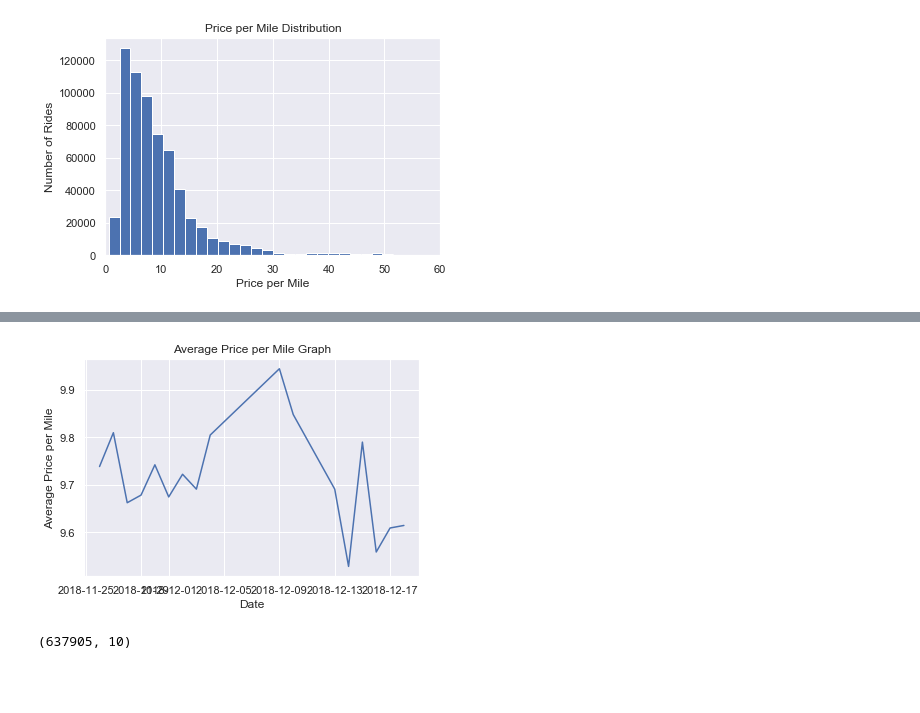
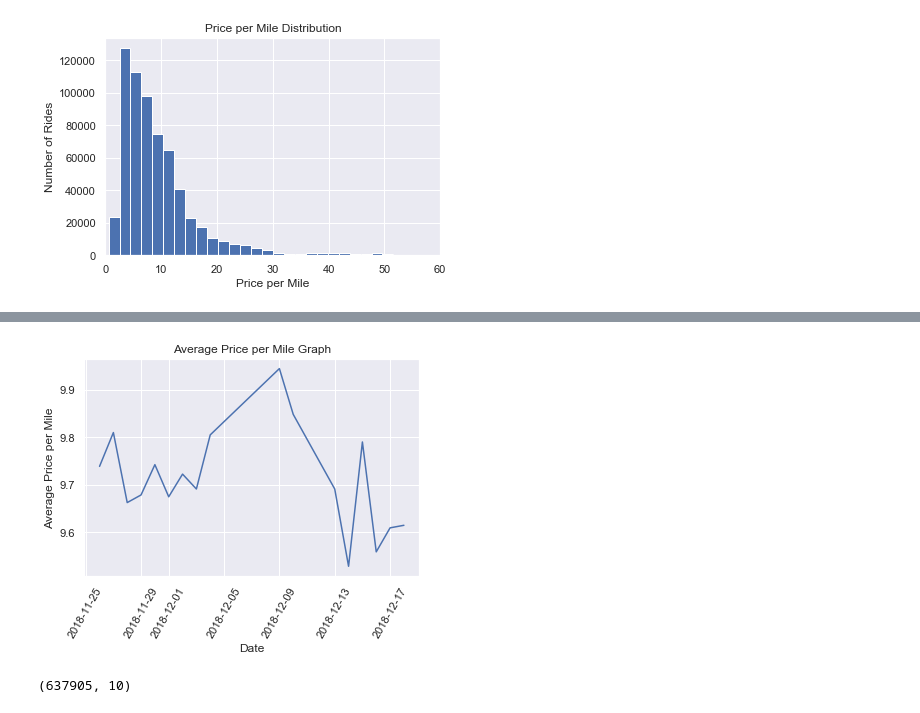
Before and after one commit to runnerup67/SpringboardDSC, a Jupyter notebook: CAPSTONE1_Data_Wrangling.ipynb, the cells around one changed output, grey strips where cells are left out. Cells and saved outputs as stored; diff of their text form; code cells hidden in the pictures; blank space fills up the shorter version.

```diff
--- a/CAPSTONE1_Data_Wrangling.ipynb
+++ b/CAPSTONE1_Data_Wrangling.ipynb
@@ -143,12 +145,13 @@ To register the converters:
 # %%
 _ = plt.plot(df[['date', 'mile']].groupby('date').mean())
 _ = plt.xlabel('Date')
 _ = plt.ylabel('Average Price per Mile')
 _ = plt.title('Average Price per Mile Graph')
+_ = plt.xticks(rotation = 60)
 
 plt.show()
 # %% [output]
-[figure, old version]
+[figure, new version]
 # %%
 df = df.drop_duplicates()
 # %%
```
Also changed, not shown: parts of 58 cells of this notebook.
